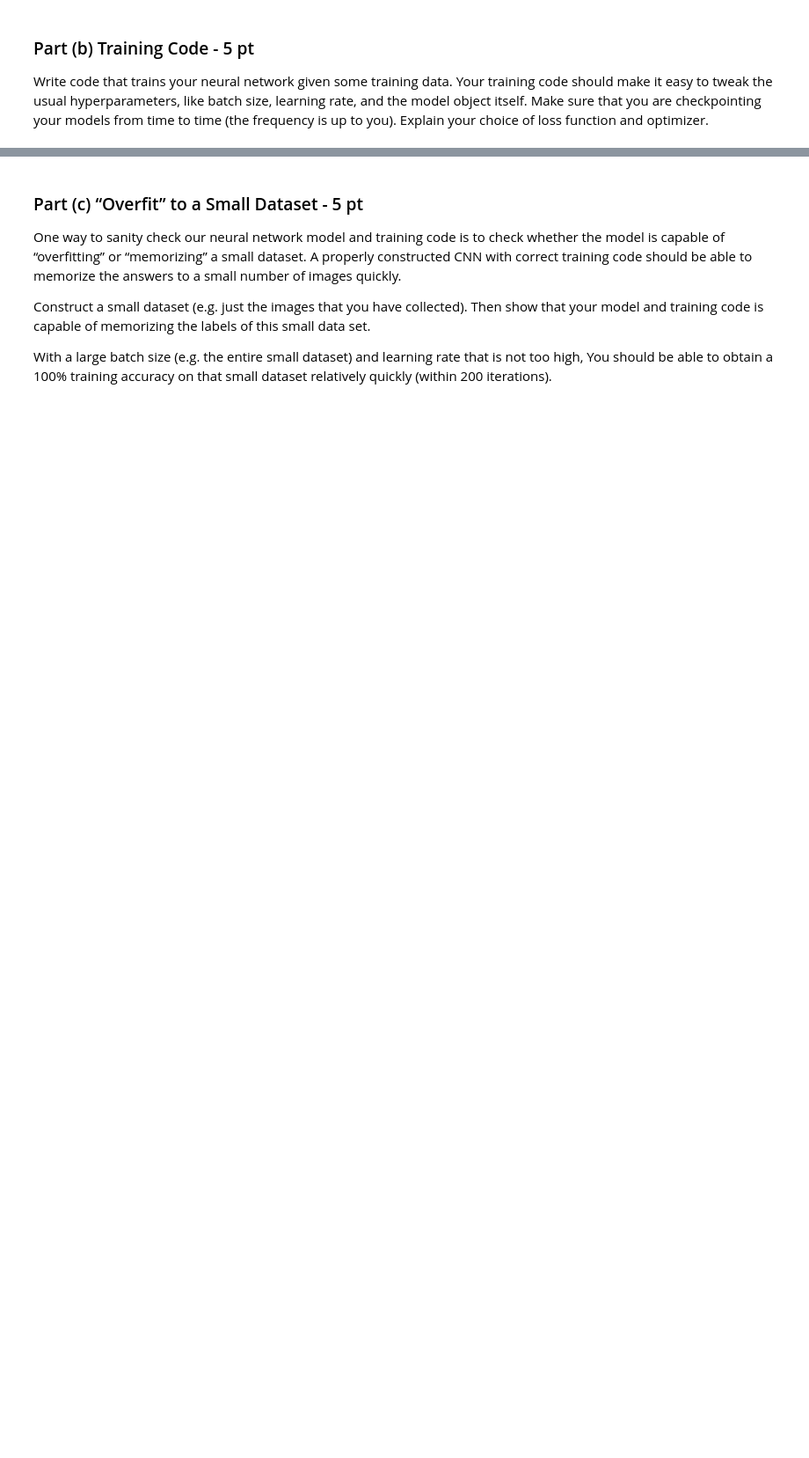
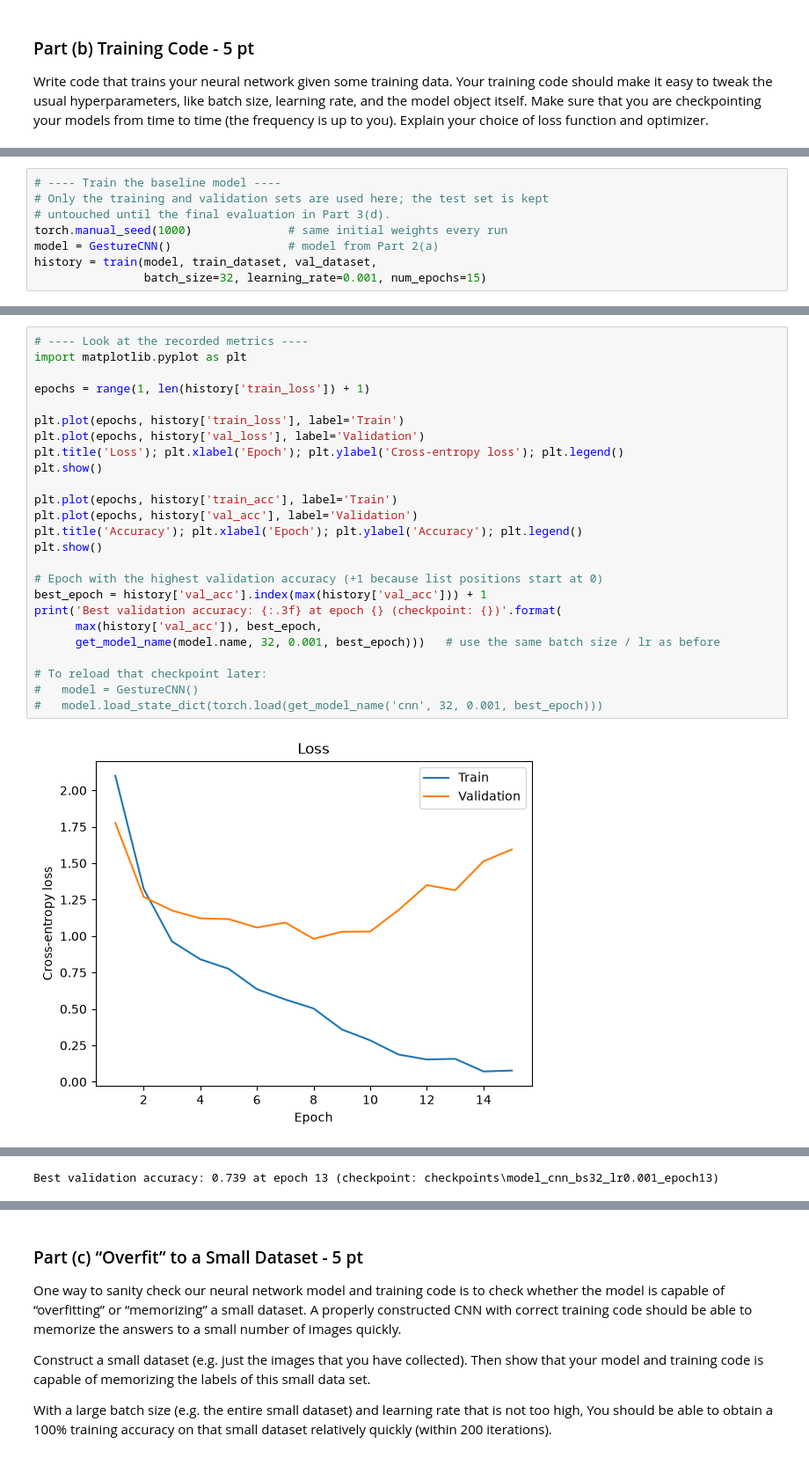
Before and after one commit to Samantha-Hossain/APS360, a Jupyter notebook: Lab 3/Lab3.ipynb, the cells around one changed output, grey strips where cells are left out. Shown at 88% size. Drawn from its saved outputs; the diff is of its cells as text; blank space fills up the shorter version.

```diff
--- a/Lab 3/Lab3.ipynb
+++ b/Lab 3/Lab3.ipynb
@@ -389,0 +529,8 @@ of loss function and optimizer.
+# %%
+# ---- Train the baseline model ----
+# Only the training and validation sets are used here; the test set is kept
+# untouched until the final evaluation in Part 3(d).
+torch.manual_seed(1000)              # same initial weights every run
+model = GestureCNN()                 # model from Part 2(a)
+history = train(model, train_dataset, val_dataset,
+                batch_size=32, learning_rate=0.001, num_epochs=15)
@@ -389,0 +554,27 @@ of loss function and optimizer.
+# %%
+# ---- Look at the recorded metrics ----
+import matplotlib.pyplot as plt
+
+epochs = range(1, len(history['train_loss']) + 1)
+
+plt.plot(epochs, history['train_loss'], label='Train')
+plt.plot(epochs, history['val_loss'], label='Validation')
+plt.title('Loss'); plt.xlabel('Epoch'); plt.ylabel('Cross-entropy loss'); plt.legend()
+plt.show()
+
+plt.plot(epochs, history['train_acc'], label='Train')
+plt.plot(epochs, history['val_acc'], label='Validation')
+plt.title('Accuracy'); plt.xlabel('Epoch'); plt.ylabel('Accuracy'); plt.legend()
+plt.show()
+
+# Epoch with the highest validation accuracy (+1 because list positions start at 0)
+best_epoch = history['val_acc'].index(max(history['val_acc'])) + 1
+print('Best validation accuracy: {:.3f} at epoch {} (checkpoint: {})'.format(
+      max(history['val_acc']), best_epoch,
+      get_model_name(model.name, 32, 0.001, best_epoch)))   # use the same batch size / lr as before
+
+# To reload that checkpoint later:
+#   model = GestureCNN()
+#   model.load_state_dict(torch.load(get_model_name('cnn', 32, 0.001, best_epoch)))
+# %% [output]
+[figure, added]
@@ -389,0 +582 @@ of loss function and optimizer.
+Best validation accuracy: 0.739 at epoch 13 (checkpoint: checkpoints\model_cnn_bs32_lr0.001_epoch13)
```
Also changed, not shown: parts of 9 cells of this notebook.
